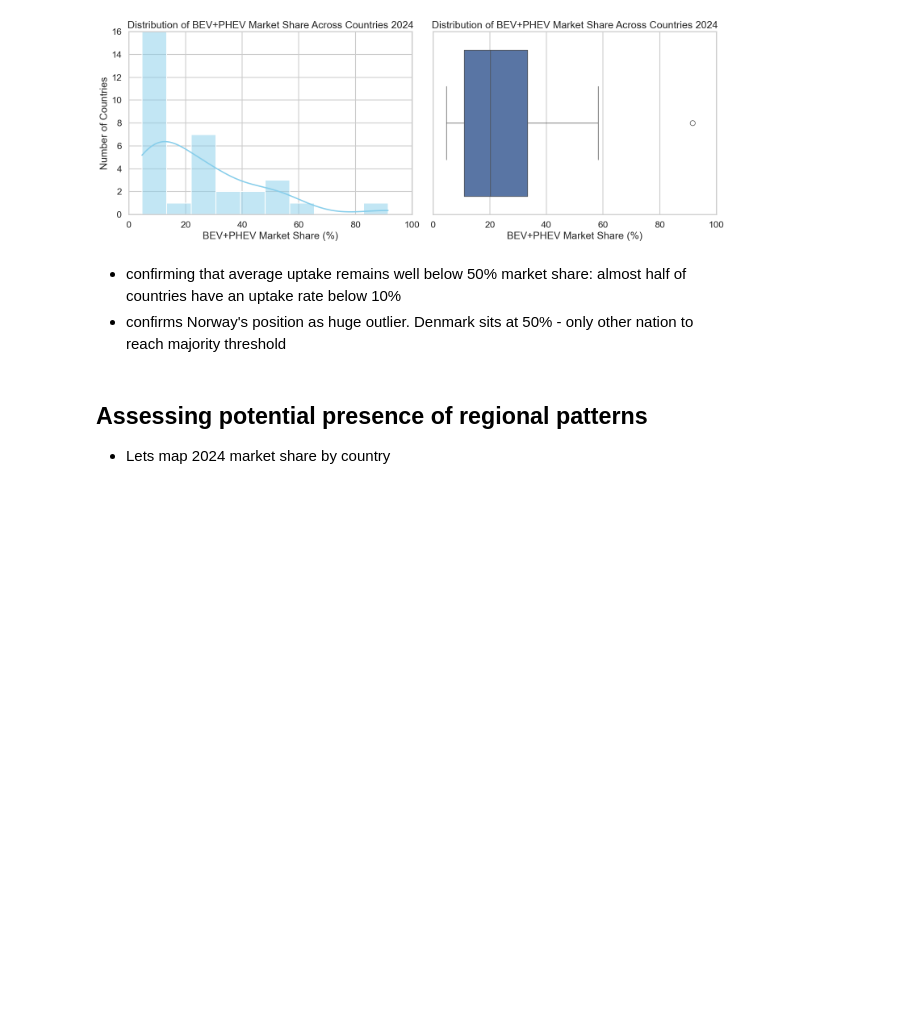
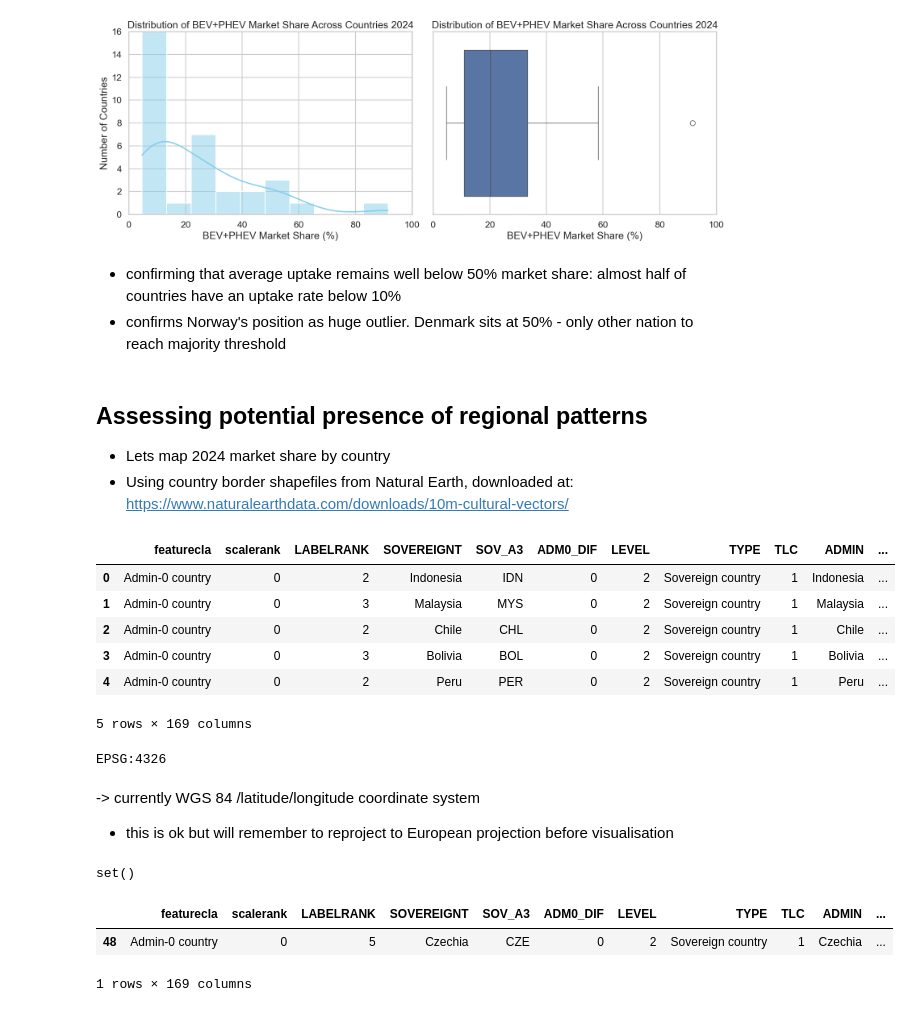
Before and after one commit to katehodges1/Electric-Europe, a Jupyter notebook: scripts/1b-explore-market-share-data.ipynb, the cells around one changed output. Drawn from its saved outputs; the diff is of its cells as text; code cells hidden in the pictures; blank space fills up the shorter version.

```diff
--- a/scripts/1b-explore-market-share-data.ipynb
+++ b/scripts/1b-explore-market-share-data.ipynb
@@ -283,3 +270,41 @@ IQR: 22.249999999999993 (33.239999999999995:10.99)
 # %% [markdown]
 ## Assessing potential presence of regional patterns
 - Lets map 2024 market share by country
+- Using country border shapefiles from Natural Earth, downloaded at: https://www.naturalearthdata.com/downloads/10m-cultural-vectors/
+# %%
+# load world borders shapefile
+
+world = gpd.read_file(raw_path/"ne_10m_admin_0_countries/ne_10m_admin_0_countries.shp")
+
+# quick inspection
+world.head()
+# %% [output]
+|  | featurecla | scalerank | LABELRANK | SOVEREIGNT | SOV_A3 | ADM0_DIF | LEVEL | TYPE | TLC | ADMIN | ... |
+| 0 | Admin-0 country | 0 | 2 | Indonesia | IDN | 0 | 2 | Sovereign country | 1 | Indonesia | ... |
+| 1 | Admin-0 country | 0 | 3 | Malaysia | MYS | 0 | 2 | Sovereign country | 1 | Malaysia | ... |
+| 2 | Admin-0 country | 0 | 2 | Chile | CHL | 0 | 2 | Sovereign country | 1 | Chile | ... |
+| 3 | Admin-0 country | 0 | 3 | Bolivia | BOL | 0 | 2 | Sovereign country | 1 | Bolivia | ... |
+| 4 | Admin-0 country | 0 | 2 | Peru | PER | 0 | 2 | Sovereign country | 1 | Peru | ... |
+5 rows × 169 columns
+# %%
+# check crs
+print(world.crs)
+# %% [output]
+EPSG:4326
+# %% [markdown]
+-> currently WGS 84 /latitude/longitude coordinate system
+- this is ok but will remember to reproject to European projection before visualisation
+# %%
+# check we have shapefiles for all 33 European countries of interest
+set(df['Country']).difference(set(world['ADMIN'])) # create a 'set' of all the 33 countries in df, and check all present in spatial dataframe
+# %% [output]
+set()
+# %%
+# returns 'Czech Republic' as the only mismatch - probably stored as Czechia?
+# lets search for 'Czech' to confirm its presence
+
+world[world['ADMIN'].str.contains("Czech", case=False, na=False)]
+# %% [output]
+|  | featurecla | scalerank | LABELRANK | SOVEREIGNT | SOV_A3 | ADM0_DIF | LEVEL | TYPE | TLC | ADMIN | ... |
+| 48 | Admin-0 country | 0 | 5 | Czechia | CZE | 0 | 2 | Sovereign country | 1 | Czechia | ... |
+1 rows × 169 columns
```
Also changed, not shown: parts of 10 cells of this notebook.
